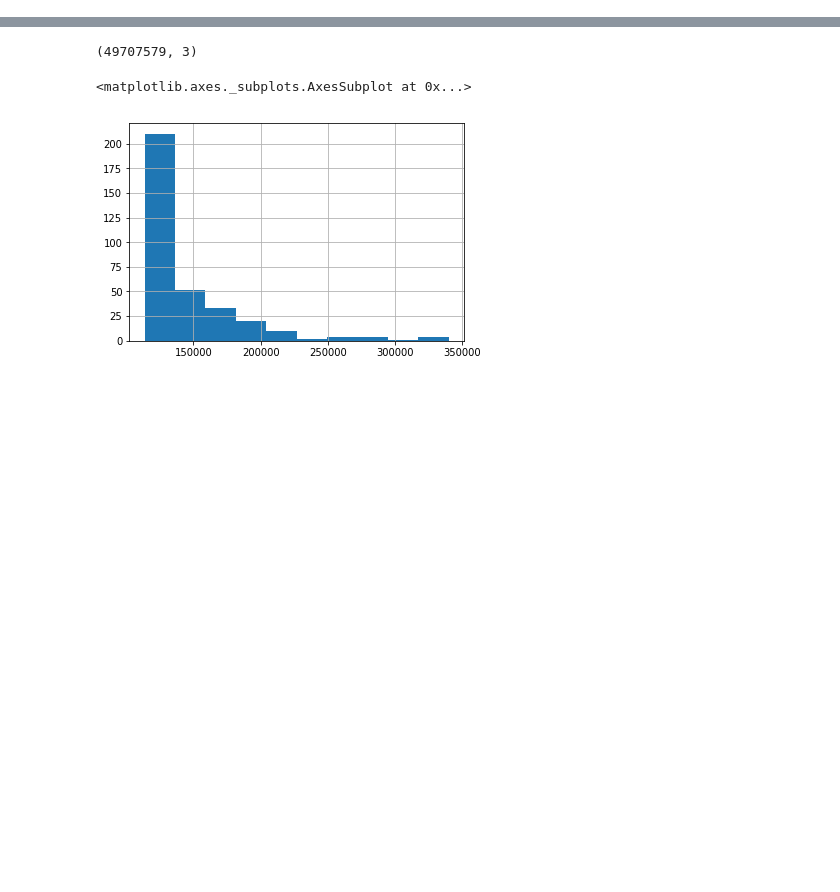
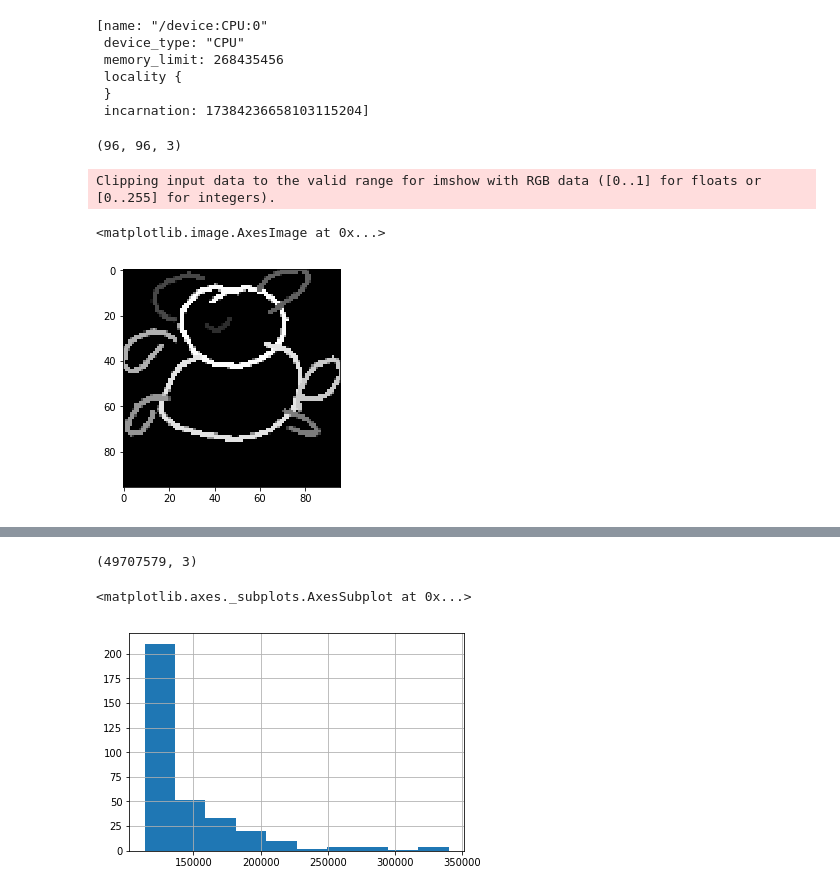
Before and after one commit to olix20/kaggle-quick-draw, a Jupyter notebook: research/eda.ipynb, the cells around one changed output, grey strips where cells are left out. Cells and saved outputs as stored; diff of their text form; code cells hidden in the pictures; blank space fills up the shorter version.

```diff
--- a/research/eda.ipynb
+++ b/research/eda.ipynb
@@ -9,8 +10,29 @@ Using TensorFlow backend.
+# %%
+device_lib.list_local_devices()
+# %% [output]
+[name: "/device:CPU:0"
+ device_type: "CPU"
+ memory_limit: 268435456
+ locality {
+ }
+ incarnation: 17384236658103115204]
 # %%
 path="../data/"
 df_list=[]
 # %%
 small_df = pd.read_csv("../data/small-set.csv")
 # %%
-rr = df_to_image_array_1d(small_df,96, preprocess_input=keras.applications.xception.preprocess_input)
+rr = df_to_image_array_1d(small_df,96, preprocess_input=keras.applications.mobilenet_v2.preprocess_input)
+# %%
+img = rr[0]
+img = np.tile(img, 3)
+img.shape
+# %% [output]
+(96, 96, 3)
+# %%
+plt.imshow(img)
+# %% [output]
+Clipping input data to the valid range for imshow with RGB data ([0..1] for floats or [0..255] for integers).
+<matplotlib.image.AxesImage at 0x...>
+[figure, added]
 # %%
```
Also changed, not shown: parts of 12 cells of this notebook, 5 other files.
